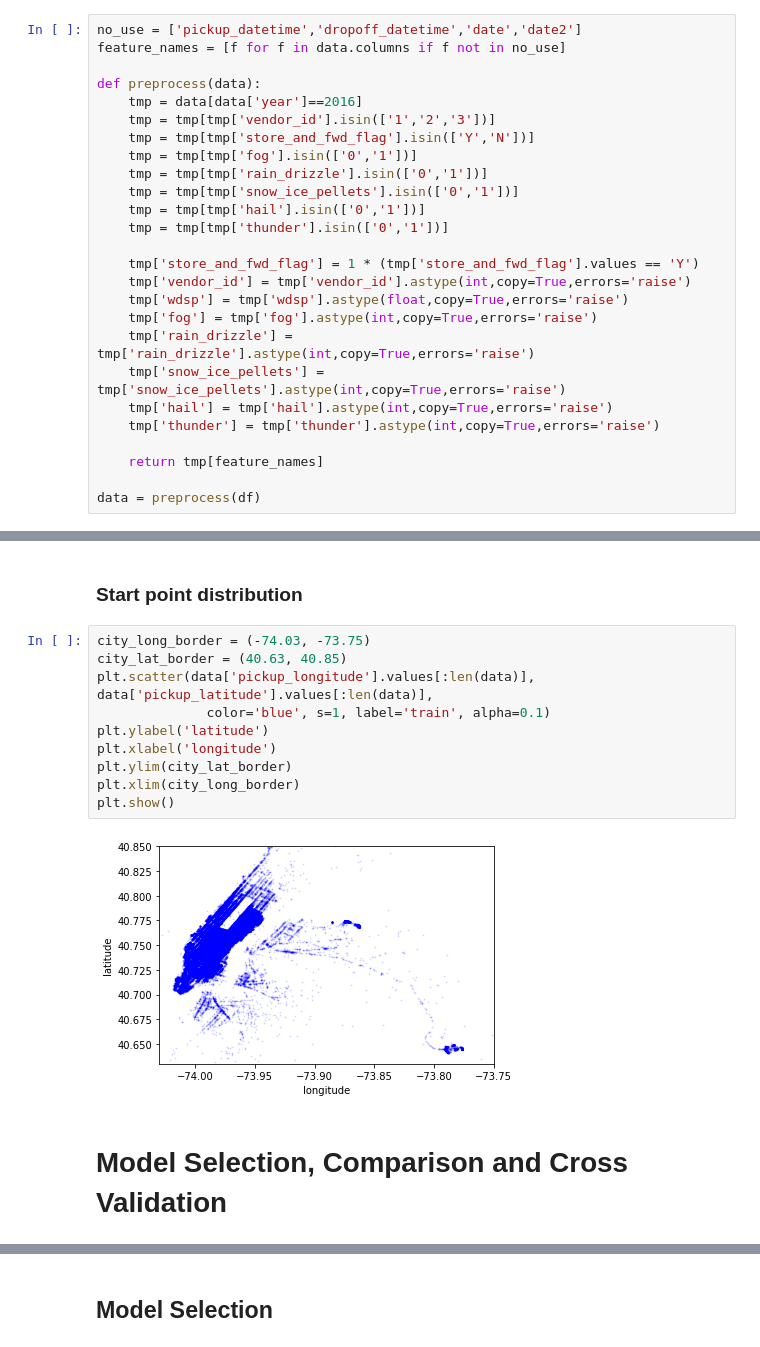
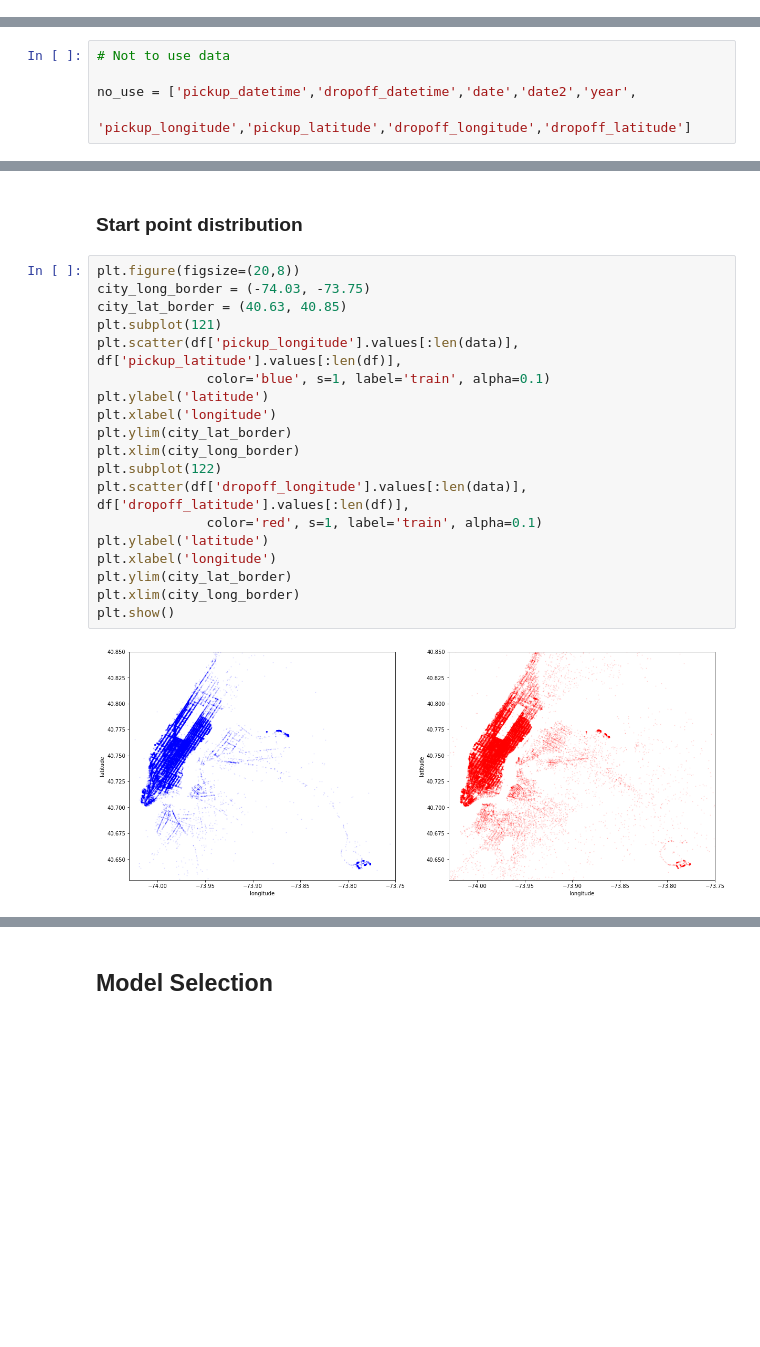
Before and after one commit to Shilong1210/NYC-Taxi-Trip-Duration, a Jupyter notebook: NYC Taxi Trip Duration.ipynb, the cells around one changed output, grey strips where cells are left out. Cells and saved outputs as stored; diff of their text form; blank space fills up the shorter version.

```diff
--- a/NYC Taxi Trip Duration.ipynb
+++ b/NYC Taxi Trip Duration.ipynb
@@ -150,26 +144,0 @@ check_uni_box
-# %%
-no_use = ['pickup_datetime','dropoff_datetime','date','date2']
-feature_names = [f for f in data.columns if f not in no_use]
-
-def preprocess(data):
-    tmp = data[data['year']==2016]
-    tmp = tmp[tmp['vendor_id'].isin(['1','2','3'])]
-    tmp = tmp[tmp['store_and_fwd_flag'].isin(['Y','N'])]
-    tmp = tmp[tmp['fog'].isin(['0','1'])]
-    tmp = tmp[tmp['rain_drizzle'].isin(['0','1'])]
-    tmp = tmp[tmp['snow_ice_pellets'].isin(['0','1'])]
-    tmp = tmp[tmp['hail'].isin(['0','1'])]
-    tmp = tmp[tmp['thunder'].isin(['0','1'])]
-
-    tmp['store_and_fwd_flag'] = 1 * (tmp['store_and_fwd_flag'].values == 'Y')
-    tmp['vendor_id'] = tmp['vendor_id'].astype(int,copy=True,errors='raise')
-    tmp['wdsp'] = tmp['wdsp'].astype(float,copy=True,errors='raise')
-    tmp['fog'] = tmp['fog'].astype(int,copy=True,errors='raise')
-    tmp['rain_drizzle'] = tmp['rain_drizzle'].astype(int,copy=True,errors='raise')
-    tmp['snow_ice_pellets'] = tmp['snow_ice_pellets'].astype(int,copy=True,errors='raise')
-    tmp['hail'] = tmp['hail'].astype(int,copy=True,errors='raise')
-    tmp['thunder'] = tmp['thunder'].astype(int,copy=True,errors='raise')
-
-    return tmp[feature_names]
-
-data = preprocess(df)
@@ -180,2 +145,7 @@ data.shape
 # %% [markdown]
 ## Feature Engineering
+# %%
+# Not to use data
+
+no_use = ['pickup_datetime','dropoff_datetime','date','date2','year',
+          'pickup_longitude','pickup_latitude','dropoff_longitude','dropoff_latitude']
@@ -223,16 +284,23 @@ plt.show()
 # %% [markdown]
 ### Start point distribution
 # %%
+plt.figure(figsize=(20,8))
 city_long_border = (-74.03, -73.75)
 city_lat_border = (40.63, 40.85)
-plt.scatter(data['pickup_longitude'].values[:len(data)], data['pickup_latitude'].values[:len(data)],
+plt.subplot(121)
+plt.scatter(df['pickup_longitude'].values[:len(data)], df['pickup_latitude'].values[:len(df)],
               color='blue', s=1, label='train', alpha=0.1)
 plt.ylabel('latitude')
 plt.xlabel('longitude')
 plt.ylim(city_lat_border)
 plt.xlim(city_long_border)
+plt.subplot(122)
+plt.scatter(df['dropoff_longitude'].values[:len(data)], df['dropoff_latitude'].values[:len(df)],
+              color='red', s=1, label='train', alpha=0.1)
+plt.ylabel('latitude')
+plt.xlabel('longitude')
+plt.ylim(city_lat_border)
+plt.xlim(city_long_border)
 plt.show()
 # %% [output]
-[figure, old version]
+[figure, new version]
-# %% [markdown]
-# Model Selection, Comparison and Cross Validation
```
Also changed, not shown: parts of 26 cells of this notebook.
